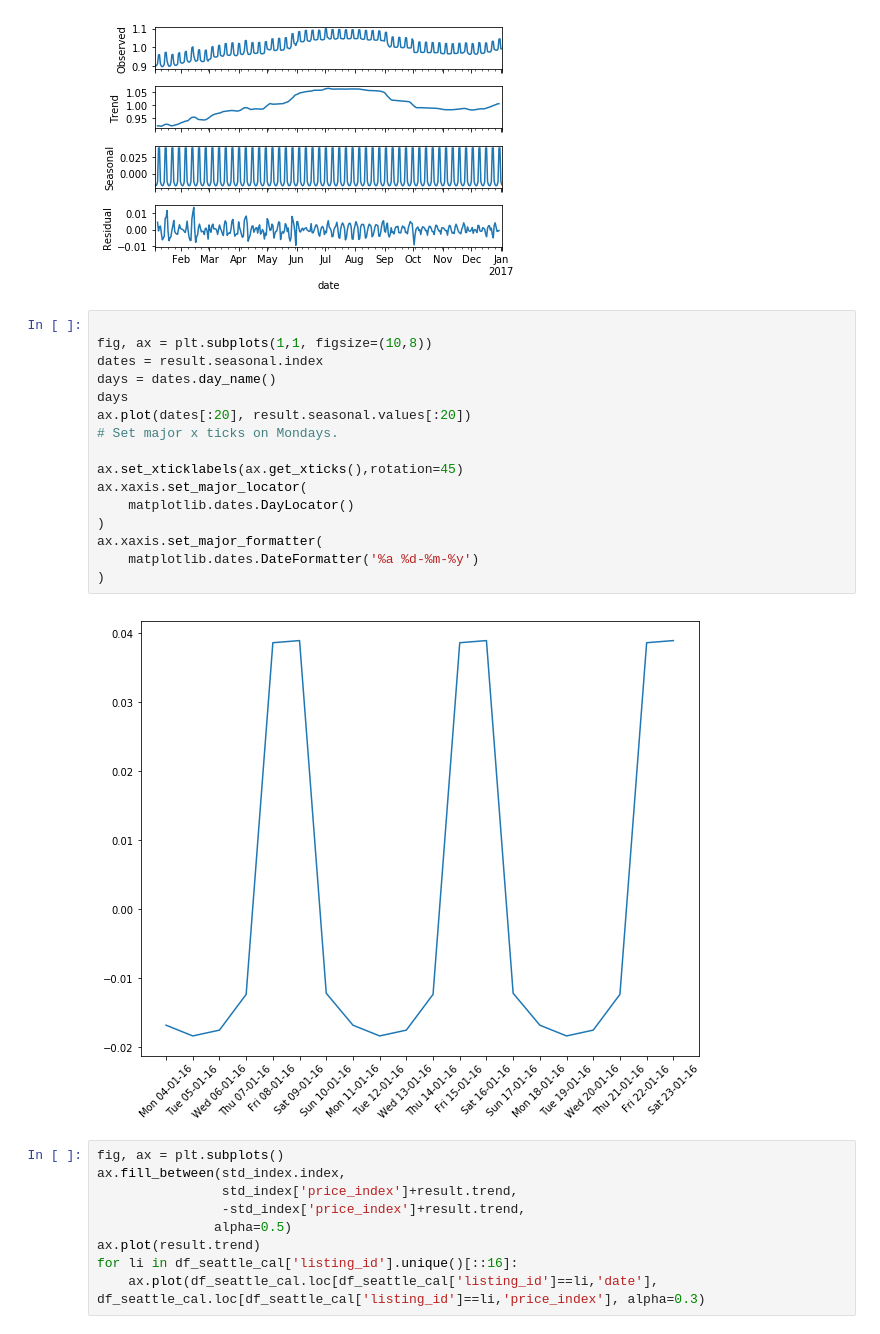
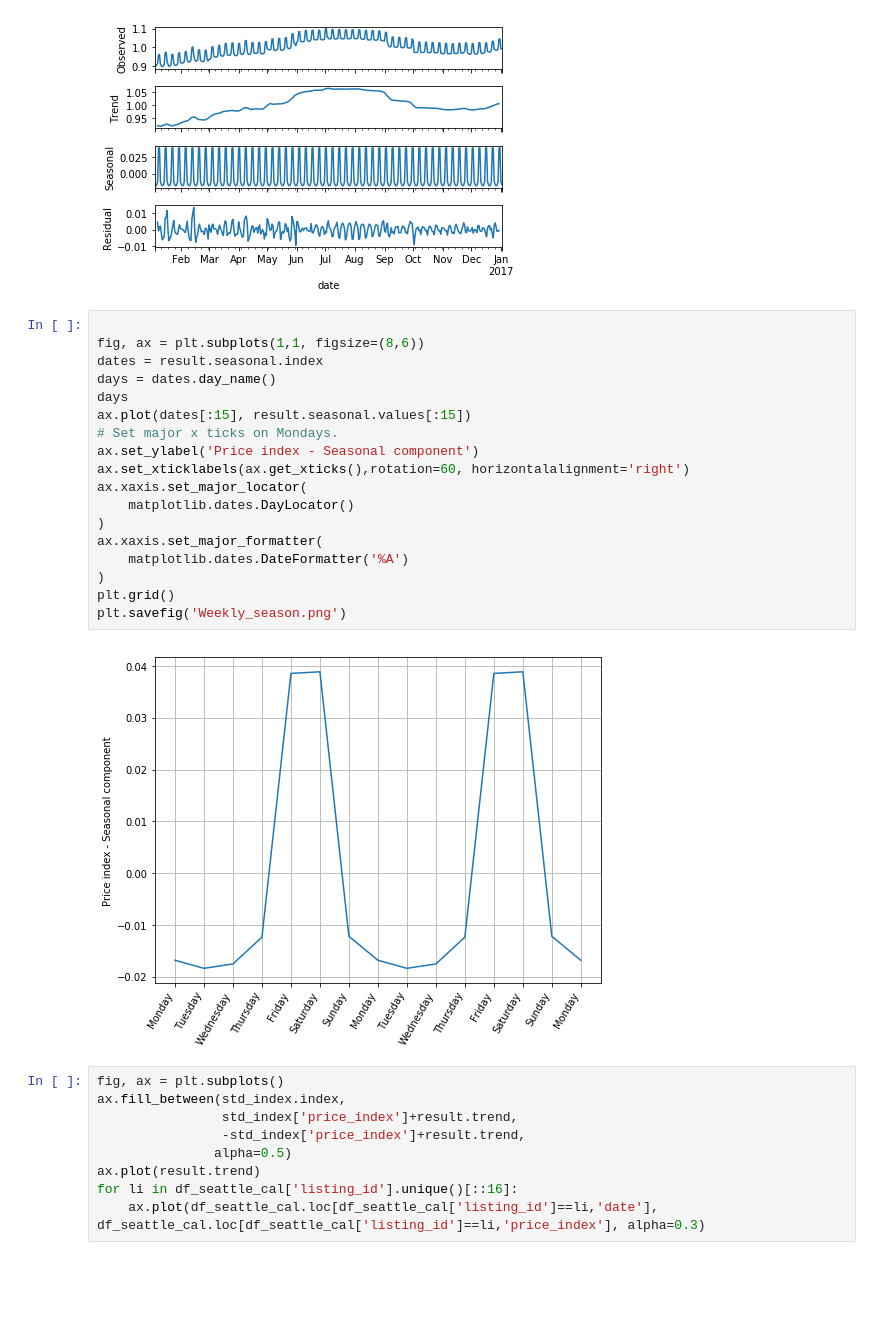
Before and after one commit to dedwardn/bed-earnings, a Jupyter notebook: exploration_calendar.ipynb, the cells around one changed output. Saved outputs shown, nothing was run; the diff lists cells and outputs as text; blank space fills up the shorter version.

```diff
--- a/exploration_calendar.ipynb
+++ b/exploration_calendar.ipynb
@@ -150,22 +150,24 @@ plt.savefig('Season.png')
 [figure]
 # %%
 
-fig, ax = plt.subplots(1,1, figsize=(10,8))
+fig, ax = plt.subplots(1,1, figsize=(8,6))
 dates = result.seasonal.index
 days = dates.day_name()
 days
-ax.plot(dates[:20], result.seasonal.values[:20])
+ax.plot(dates[:15], result.seasonal.values[:15])
 # Set major x ticks on Mondays.
-
-ax.set_xticklabels(ax.get_xticks(),rotation=45)
+ax.set_ylabel('Price index - Seasonal component')
+ax.set_xticklabels(ax.get_xticks(),rotation=60, horizontalalignment='right')
 ax.xaxis.set_major_locator(
     matplotlib.dates.DayLocator()
 )
 ax.xaxis.set_major_formatter(
-    matplotlib.dates.DateFormatter('%a %d-%m-%y')
+    matplotlib.dates.DateFormatter('%A')
 )
+plt.grid()
+plt.savefig('Weekly_season.png')
 # %% [output]
-[figure, old version]
+[figure, new version]
 # %%
 fig, ax = plt.subplots()
 ax.fill_between(std_index.index,
```
Also changed, not shown: 6 other files.
